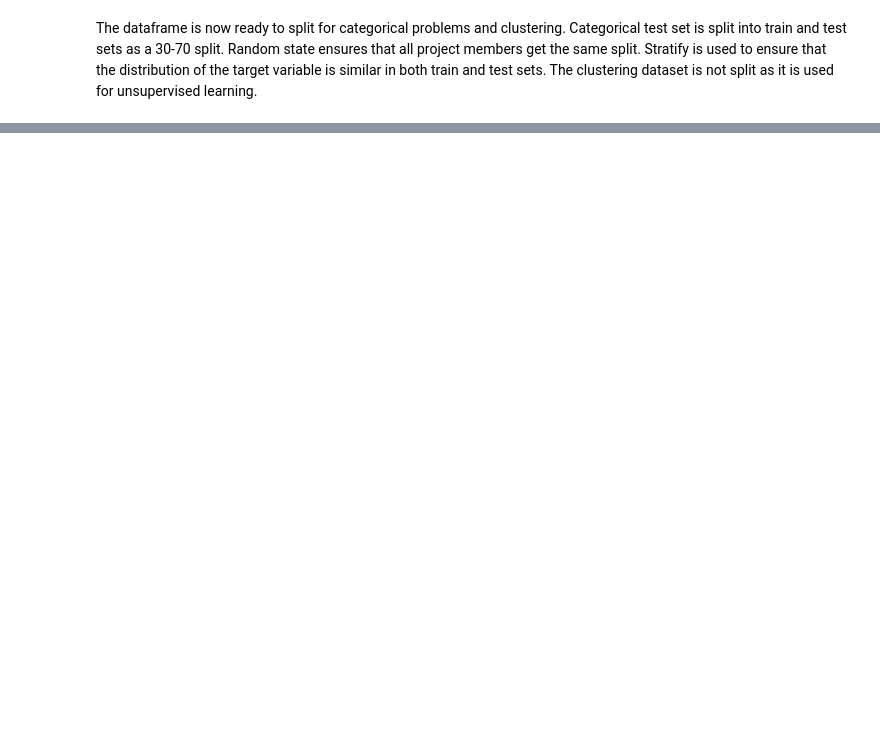
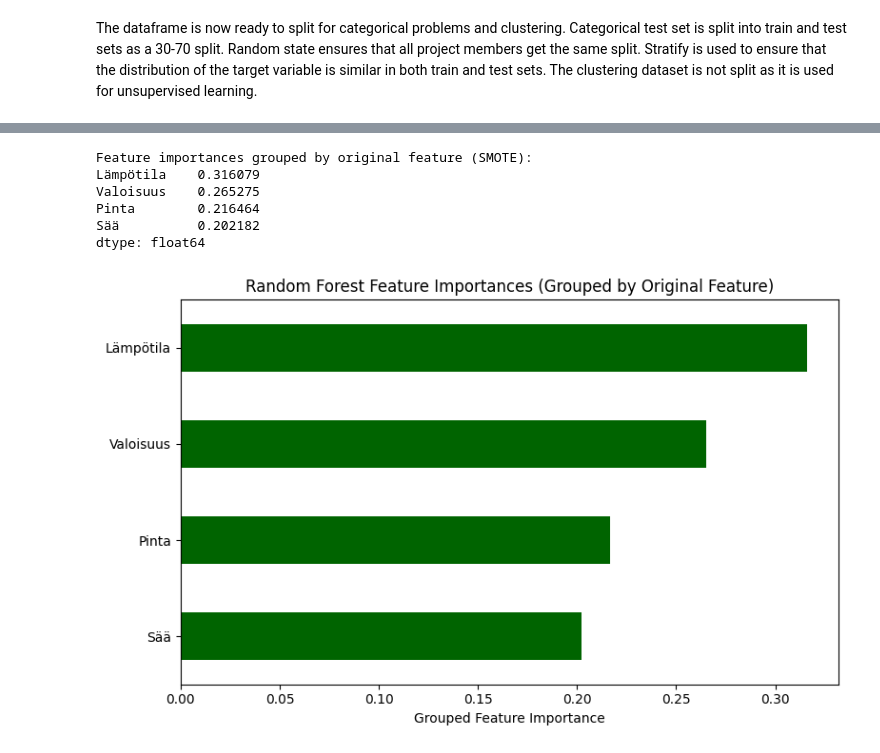
Before and after one commit to nealukumies/dml-project, a Jupyter notebook: traffic_accident_analysis.ipynb, the cells around one changed output, grey strips where cells are left out. Saved outputs shown, nothing was run; the diff lists cells and outputs as text; code cells hidden in the pictures; blank space fills up the shorter version.

```diff
--- a/traffic_accident_analysis.ipynb
+++ b/traffic_accident_analysis.ipynb
@@ -404,0 +529,3 @@ clustering_df = combined_df.drop(columns=["Vakavuusko"])
+# %%
+sm = SMOTE(sampling_strategy={1: 40000, 2: 20000}, k_neighbors=6, random_state=42)
+X_res, y_res = sm.fit_resample(X_train_transformed, y_train)
@@ -404,0 +741,35 @@ clustering_df = combined_df.drop(columns=["Vakavuusko"])
+# %%
+ohe = preprocess.named_transformers_["cat"]
+cat_feature_names = ohe.get_feature_names_out(cat_cols)
+
+feature_names = list(cat_feature_names) + num_cols
+
+importances = final_forest_model_SMOTE.feature_importances_
+
+grouped = {}
+
+for name, imp in zip(feature_names, importances):
+    base = name.split("_")[0]  # extract original feature name
+    grouped[base] = grouped.get(base, 0) + imp
+
+grouped_importances = pd.Series(grouped).sort_values(ascending=False)
+
+print("Feature importances grouped by original feature (SMOTE):")
+print(grouped_importances)
+# %% [output]
+Feature importances grouped by original feature (SMOTE):
+Lämpötila    0.316079
+Valoisuus    0.265275
+Pinta        0.216464
+Sää          0.202182
+dtype: float64
+# %%
+plt.figure(figsize=(8, 5))
+grouped_importances.plot(kind="barh", color="darkgreen")
+plt.xlabel("Grouped Feature Importance")
+plt.title("Random Forest Feature Importances (Grouped by Original Feature)")
+plt.gca().invert_yaxis()
+plt.tight_layout()
+plt.show()
+# %% [output]
+[figure, added]
```
Also changed, not shown: parts of 35 cells of this notebook, 2 other files.
